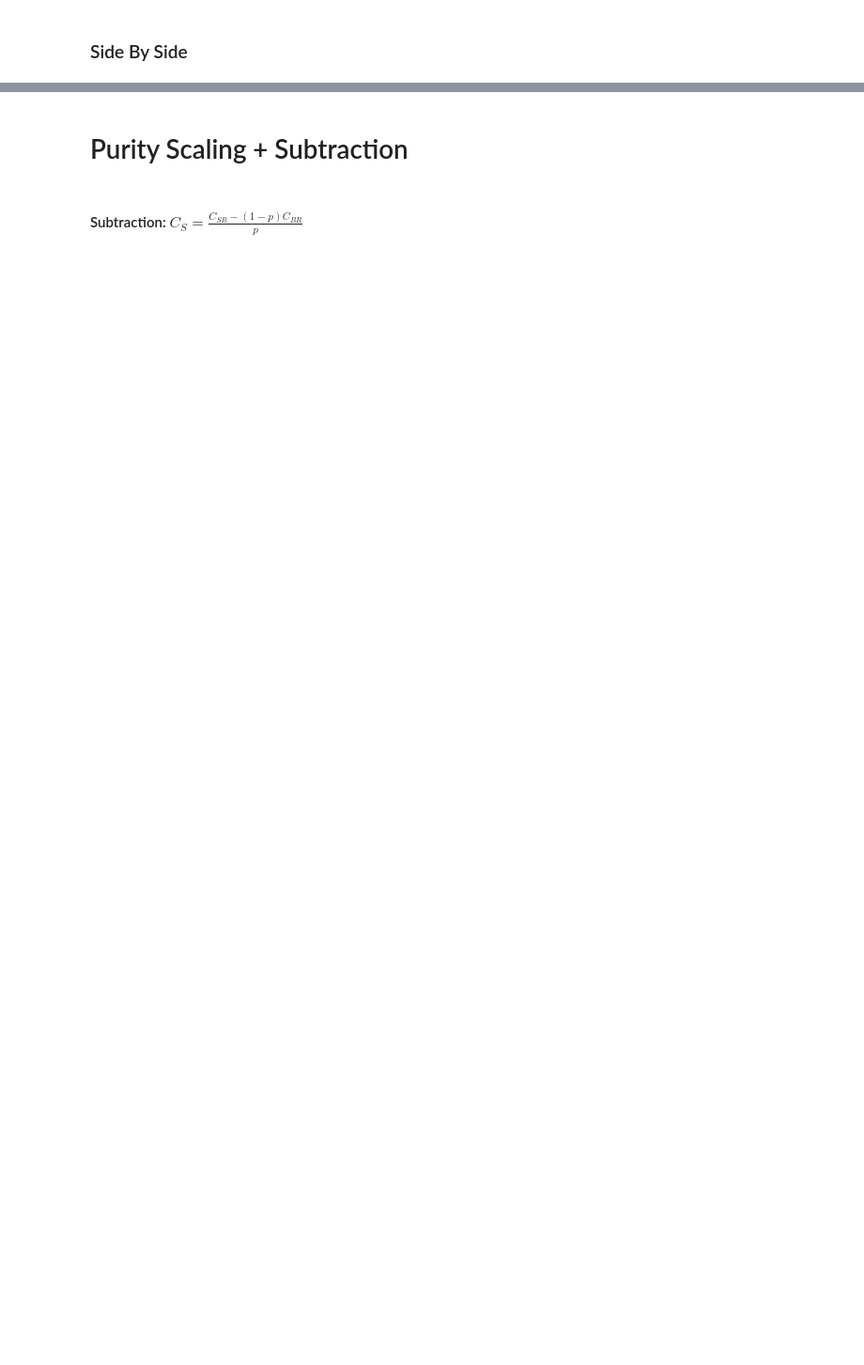
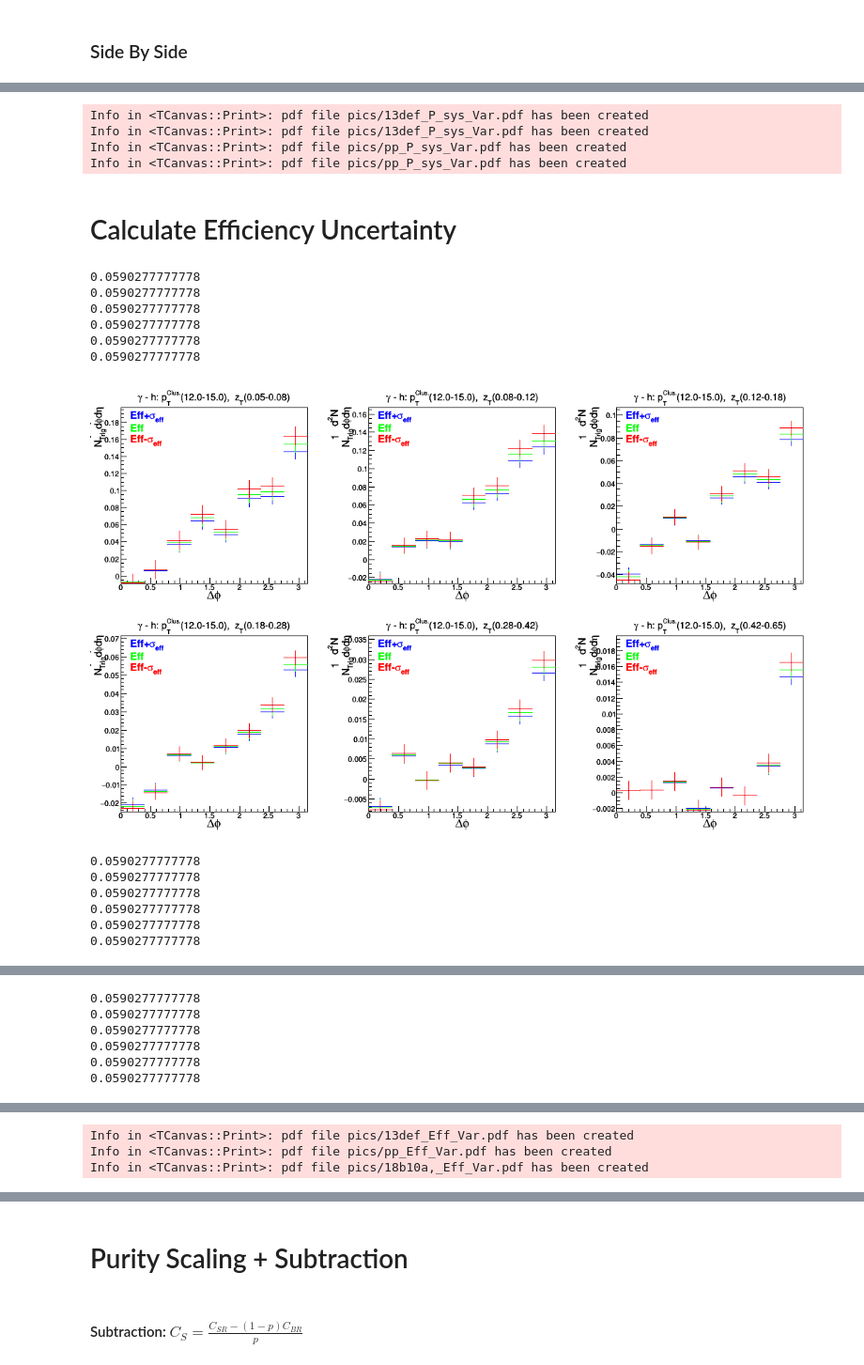
Before and after one commit to miguelignacio/CorrelationAnalysis, a Jupyter notebook: NtupleAnalysis/correlation.ipynb, the cells around one changed output, grey strips where cells are left out. Shown at 94% size. Cells and saved outputs as stored; diff of their text form; code cells hidden in the pictures; blank space fills up the shorter version.

Commit message:
updating Correlation and Division scripts

```diff
--- a/NtupleAnalysis/correlation.ipynb
+++ b/NtupleAnalysis/correlation.ipynb
@@ -651,0 +779,20 @@ def DrawLabel3(NTriggers,DoSub=True):
+# %%
+File1 = 'InputData/13def_SE_GMB_new_Ratio.root'
+File1 = pPb_File
+prfx1 = '13def'
+pPb_FF_P, pPb_P_Error = Get_P_Error(File1,prfx1,0.06,True,True,True)
+pPb_FF_P, pPb_P_stat_Error = Get_P_Error(File1,prfx1,0.028,True,True,True)
+
+
+File2 = 'InputData/17q_SE_NN_Correlation_GMB_Ratio.root'
+File2 = pp_File
+prfx2 = 'pp'
+pp_FF_P, pp_P_Error = Get_P_Error(File2,prfx2,0.06,True,True,True)
+pp_FF_P, pp_P_stat_Error = Get_P_Error(File2,prfx2,0.028,True,True,True)
+# %% [output]
+Info in <TCanvas::Print>: pdf file pics/13def_P_sys_Var.pdf has been created
+Info in <TCanvas::Print>: pdf file pics/13def_P_sys_Var.pdf has been created
+Info in <TCanvas::Print>: pdf file pics/pp_P_sys_Var.pdf has been created
+Info in <TCanvas::Print>: pdf file pics/pp_P_sys_Var.pdf has been created
+# %% [markdown]
+# Calculate Efficiency Uncertainty
@@ -651,0 +890,27 @@ def DrawLabel3(NTriggers,DoSub=True):
+# %%
+#File2 = 'InputData/13def_4L_SE_L0_Correlation_GMB_Ratio.root'
+#File1 = 'InputData/13def_SE_GMB_new_Ratio.root'
+File1 = pPb_File
+prfx1 = '13def'
+pPb_FF_Eff, pPb_Eff_Error = Get_Eff_Error(File1,prfx1,True,True,True)
+File2 = 'InputData/17q_SE_NN_Correlation_GMB_Ratio.root'
+File2 = pp_File
+prfx2 = 'pp'
+pp_FF_Eff, pp_Eff_Error = Get_Eff_Error(File2,prfx2,True,True,True)
+#MC_FF_Eff, MC_Eff_Error = Get_Eff_Error(MC_File,'18b10a',True,False,False)
+
+MC_FF_Eff, MC_Eff_Error = Get_Eff_Error(MC_File,'18b10a,',True,False,True)
+# %% [output]
+0.0590277777778
+0.0590277777778
+0.0590277777778
+0.0590277777778
+0.0590277777778
+0.0590277777778
+[figure, added]
+0.0590277777778
+0.0590277777778
+0.0590277777778
+0.0590277777778
+0.0590277777778
+0.0590277777778
@@ -651,0 +918,6 @@ def DrawLabel3(NTriggers,DoSub=True):
+0.0590277777778
+0.0590277777778
+0.0590277777778
+0.0590277777778
+0.0590277777778
+0.0590277777778
@@ -651,0 +925,3 @@ def DrawLabel3(NTriggers,DoSub=True):
+Info in <TCanvas::Print>: pdf file pics/13def_Eff_Var.pdf has been created
+Info in <TCanvas::Print>: pdf file pics/pp_Eff_Var.pdf has been created
+Info in <TCanvas::Print>: pdf file pics/18b10a,_Eff_Var.pdf has been created
```
Also changed, not shown: parts of 76 cells of this notebook, 5 other files.
